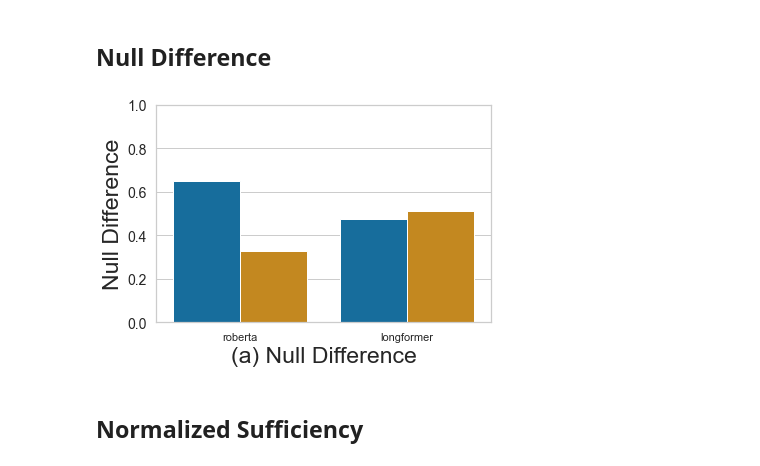
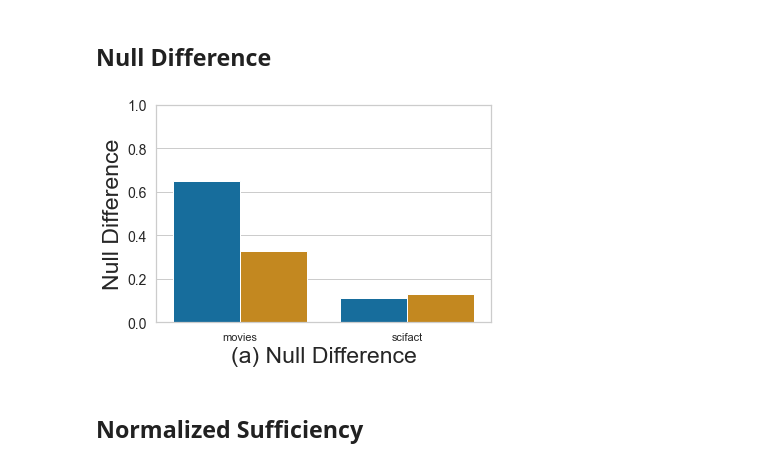
Before and after one commit to shaggyday/evaluating-human-rationales, a Jupyter notebook: plotting/dataset_and_fidelity_analysis_plots.ipynb, the cells around one changed output. Cells and saved outputs as stored; diff of their text form; code cells hidden in the pictures.

Commit message:
scifact

```diff
--- a/plotting/dataset_and_fidelity_analysis_plots.ipynb
+++ b/plotting/dataset_and_fidelity_analysis_plots.ipynb
@@ -162,12 +162,12 @@ plt.show()
 # %% [markdown]
 ## Plotting data
 # %%
-model_names = ["logistic_regression", "random_forest", "lstm", "roberta","longformer"]
+# model_names = ["logistic_regression", "random_forest", "lstm", "roberta","longformer"]
 model_names = ["logistic_regression", "random_forest", "lstm", "roberta"]
 # model_names = ["lstm","roberta"]
-model_names = ["roberta","longformer"]
+# model_names = ["roberta","longformer"]
 datasets = ["movies"]
-# datasets = ["movies","scifact"]
+datasets = ["movies","scifact"]
 plot_data = {"dataset": [], "model": [], "accuracy": [], "clipped_sufficiency": [],
             "clipped_comprehensiveness": [], "eraser_sufficiency": [], "eraser_comprehensiveness": [],
             "normalized_comprehensiveness": [], "normalized_sufficiency": []}
@@ -501,16 +507,16 @@ plt.show()
 # %% [markdown]
 ## Null Difference
 # %%
-bar = sns.barplot(x="model", y="null_difference", hue="class", data=plot_data_df, palette='colorblind')
+bar = sns.barplot(x="dataset", y="null_difference", hue="class", data=plot_data_df, palette='colorblind')
 plt.legend([],[], frameon=False)
 plt.ylabel(ylabel="Null Difference", fontsize=LABELSIZE)
 plt.xlabel(xlabel="(a) Null Difference", fontsize=LABELSIZE)
 plt.tick_params(axis="y", labelsize=TICKLABELSIZE)
 plt.ylim(0, 1)
 # plt.savefig("null_diff.png", bbox_inches = 'tight', dpi=300)
 plt.show()
 # %% [output]
-[figure, old version]
+[figure, new version]
 # %% [markdown]
 ## Normalized Sufficiency
 # %%
```
Also changed, not shown: parts of 3 cells of this notebook, 2 other files.
